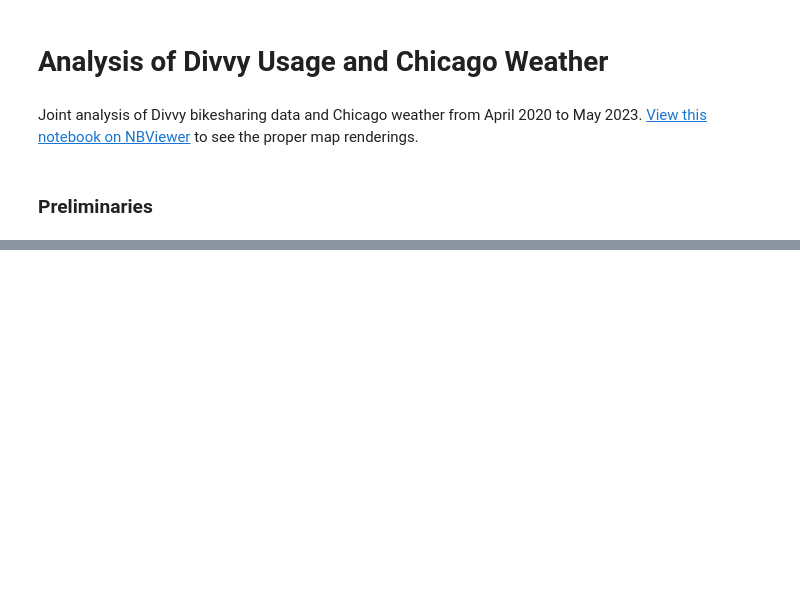
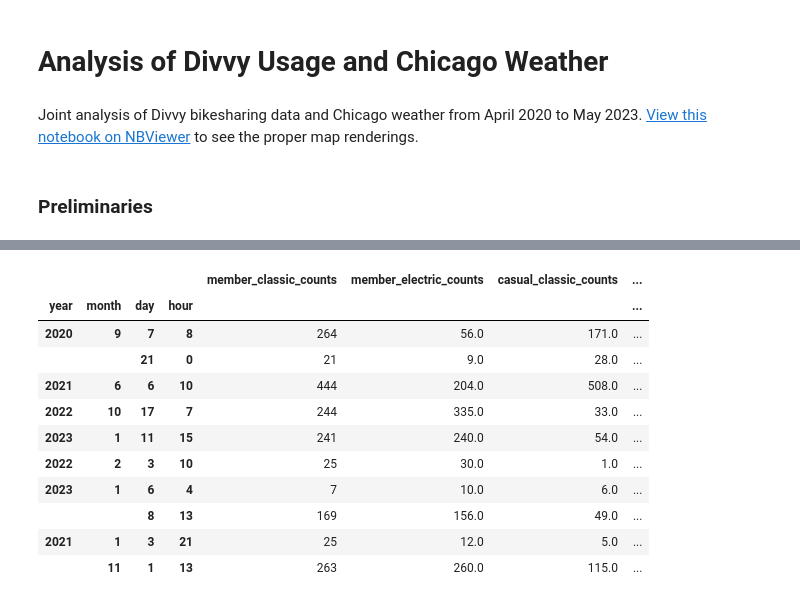
Before and after one commit to pollyren/divvy, a Jupyter notebook: analysis/weather_analysis.ipynb, the cells around one changed output, grey strips where cells are left out. Cells and saved outputs as stored; diff of their text form; code cells hidden in the pictures; blank space fills up the shorter version.

```diff
--- a/analysis/weather_analysis.ipynb
+++ b/analysis/weather_analysis.ipynb
@@ -88,0 +186,15 @@ I will redo the same cleaning operations performed in `eda.ipynb`, with the same
+# %%
+bike_agg.sample(10)
+# %% [output]
+|  |  |  |  | member_classic_counts | member_electric_counts | casual_classic_counts | ... |
+| year | month | day | hour |  |  |  | ... |
+| 2020 | 9 | 7 | 8 | 264 | 56.0 | 171.0 | ... |
+|  |  | 21 | 0 | 21 | 9.0 | 28.0 | ... |
+| 2021 | 6 | 6 | 10 | 444 | 204.0 | 508.0 | ... |
+| 2022 | 10 | 17 | 7 | 244 | 335.0 | 33.0 | ... |
+| 2023 | 1 | 11 | 15 | 241 | 240.0 | 54.0 | ... |
+| 2022 | 2 | 3 | 10 | 25 | 30.0 | 1.0 | ... |
+| 2023 | 1 | 6 | 4 | 7 | 10.0 | 6.0 | ... |
+|  |  | 8 | 13 | 169 | 156.0 | 49.0 | ... |
+| 2021 | 1 | 3 | 21 | 25 | 12.0 | 5.0 | ... |
+|  | 11 | 1 | 13 | 263 | 260.0 | 115.0 | ... |
```
Also changed, not shown: parts of 37 cells of this notebook.
